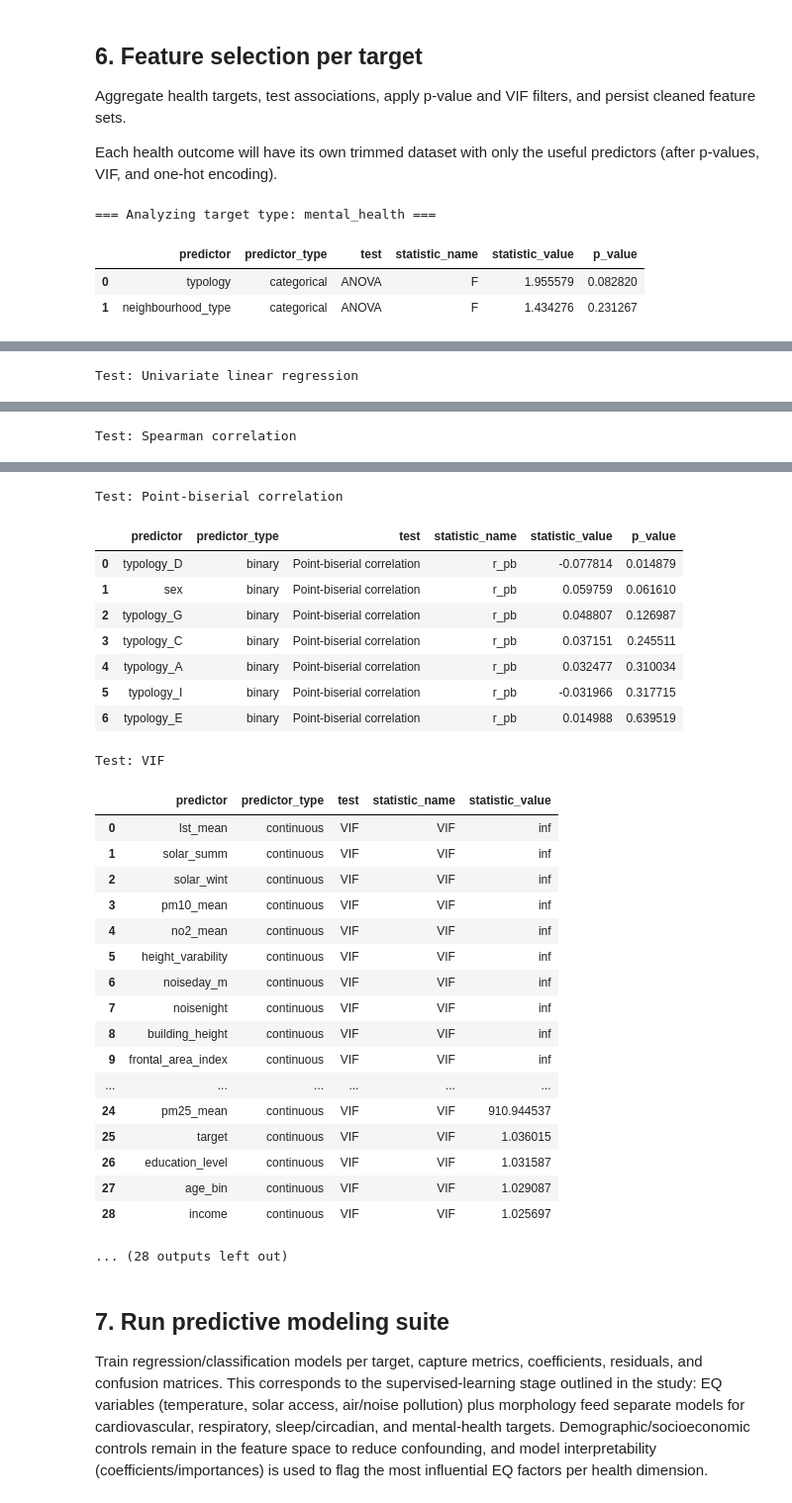
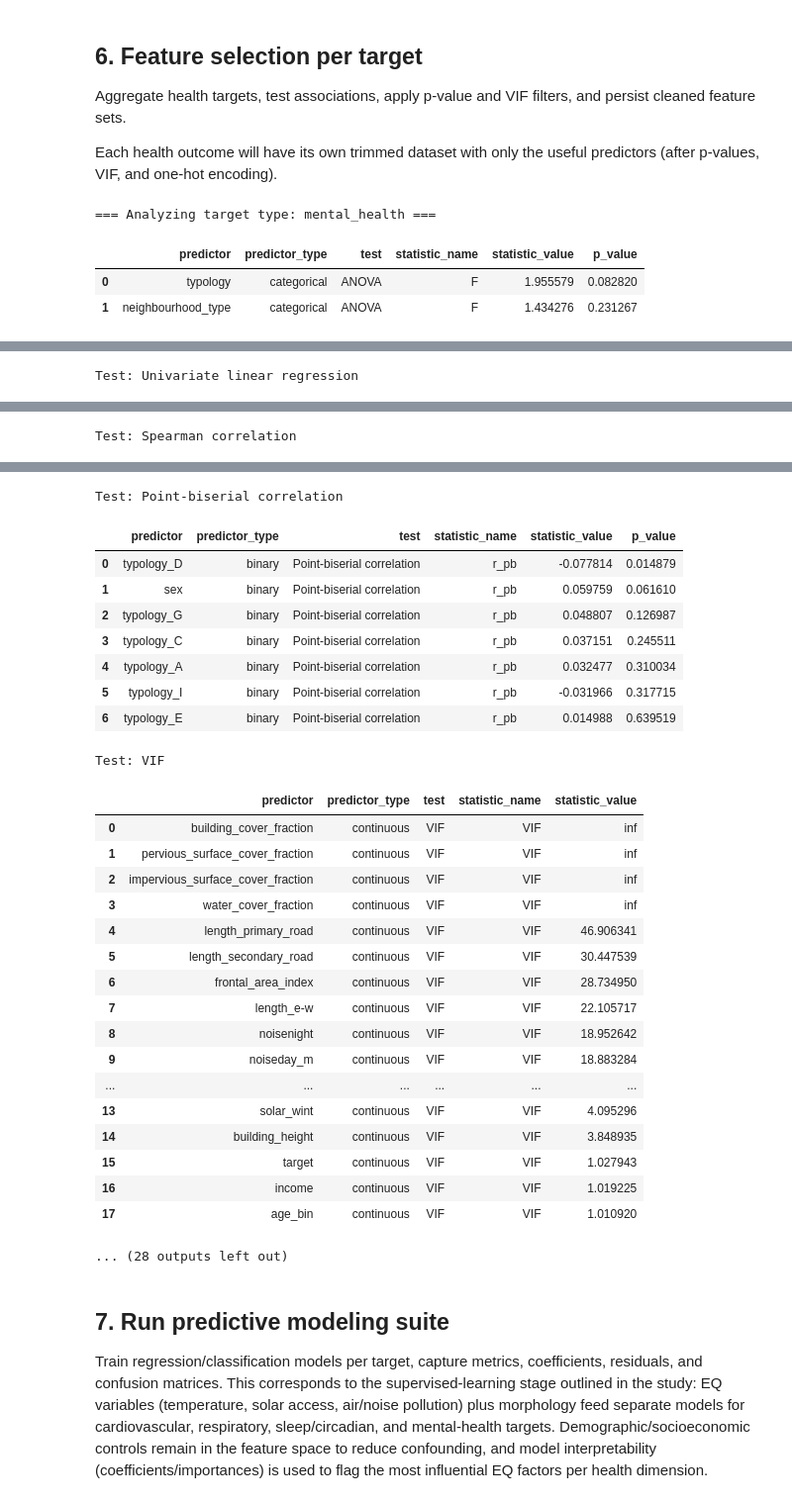
Before and after one commit to MauroPello/ENAC-ML4Science_LIPID, a Jupyter notebook: main.ipynb, the cells around one changed output, grey strips where cells are left out. Shown at 99% size. Saved outputs shown, nothing was run; the diff lists cells and outputs as text; code cells hidden in the pictures.

Commit message:
Fix feature selection and other things

```diff
--- a/main.ipynb
+++ b/main.ipynb
@@ -482,26 +481,26 @@ for name, dataset_with_info in datasets.items():
             "Feature-selection with very tolerant thresholds of categorical features before One-Hot Encoding (summary):"
         )
         print(
-            f"    Number of features that passed association tests with low enough p-values: {len(passed_by_p)}"
+            f"    Number of categorical features that passed association tests with low enough p-values: {len(passed_by_p)}"
         )
-        print("Selected features:")
+        print("Selected categorical features:")
         print(passed_by_p)
-        print("Dropped features:")
+        print("Dropped categorical features:")
         print(dropped_categorical_features)
         print()
 
-        dataset = dataset.drop(columns=dropped_categorical_features)
-        feature_types = {
-            feature: type
-            for feature, type in feature_types.items()
-            if feature not in dropped_categorical_features
-        }
+        dataset, feature_types = drop_features(
+            dataset,
+            feature_types,
+            dropped_categorical_features,
+        )
+        print(f"Categorical features dropped because they did not pass p-value thresholds: \n {dropped_categorical_features}")
 
     # one hot encoding of categorical features
     dataset, feature_types = ohe_features(dataset, feature_types)
 
     # compute all association tests
-    association_df, vif_df = compute_associations(
+    association_df = compute_associations(
         dataset,
         "target",
         feature_types,
@@ -509,36 +508,42 @@ for name, dataset_with_info in datasets.items():
 
     # filter out features that are not significant in any of our association tests
     passed_by_p = filter_by_p_value(association_df)
-    passed_by_vif = filter_by_vif(vif_df)
+    feature_names_to_keep = set(passed_by_p)
 
-    print("Feature-selection with very tolerant thresholds (summary):")
-    print(
-        f"    Number of features that passed association tests with low enough p-values: {len(passed_by_p)}"
-    )
-    print(
-        f"    Number of features that passed association tests with low enough VIF: {len(passed_by_vif)}"
-    )
-
-    feature_names_to_keep = set(passed_by_p)
-    if passed_by_vif:
-        feature_names_to_keep &= set(passed_by_vif)
-
-    dropped_features = [
+    dropped_features_by_p_value = [
         feature
         for feature in dataset.columns
         if feature not in feature_names_to_keep and feature != "target"
     ]
-    dataset = dataset.drop(columns=dropped_features)
-    feature_types = {
-        feature: type
-        for feature, type in feature_types.items()
-        if feature not in dropped_features
-    }
+    dataset, feature_types = drop_features(
+        dataset,
+        feature_types,
+        dropped_features_by_p_value,
+    )
+    print(f"Features dropped because they did not pass p-value thresholds: \n {dropped_features_by_p_value}")
+
+    vif_df = pd.DataFrame(compute_vif(dataset, feature_types))
+    if not vif_df.empty:
+        vif_df = vif_df.sort_values(by="statistic_value", ascending=False)
+
+    # filter out features that are not significant in the VIF test
+    passed_by_vif = filter_by_vif(vif_df)
+    feature_names_to_keep = set(passed_by_vif)
+
+    dropped_features_by_VIF = [
+        feature
+        for feature in dataset.columns
+        if feature not in feature_names_to_keep and feature != "target"
+    ]
+    dataset, feature_types = drop_features(
+        dataset,
+        feature_types,
+        dropped_features_by_VIF,
+    )
+    print(f"Features dropped because they did not pass VIF thresholds: \n {dropped_features_by_VIF}")
 
     print("Selected features:")
     print(feature_names_to_keep)
-    print("Dropped features:")
-    print(dropped_features)
     print()
 
     # Save changes to dataset
@@ -613,49 +619,49 @@ Test: Univariate linear regression
 | 37 | no2_mean | continuous | Univariate linear regression | coef[no2_mean] | 0.000109 | 0.994944 |
 Test: Spearman correlation
 |  | predictor | predictor_type | test | statistic_name | statistic_value | p_value |
 | 0 | income | continuous | Spearman correlation | rho | -0.093094 | 0.003552 |
 | 1 | length_primary_road | continuous | Spearman correlation | rho | 0.073854 | 0.020831 |
 | 2 | water_cover_fraction | continuous | Spearman correlation | rho | -0.068688 | 0.031638 |
 | 3 | frontal_area_index | continuous | Spearman correlation | rho | 0.062669 | 0.049965 |
 | 4 | pervious_surface_cover_fraction | continuous | Spearman correlation | rho | -0.059760 | 0.061609 |
 | 5 | building_cover_fraction | continuous | Spearman correlation | rho | 0.057562 | 0.071820 |
 | 6 | noisenight | continuous | Spearman correlation | rho | 0.052790 | 0.098784 |
 | 7 | impervious_surface_cover_fraction | continuous | Spearman correlation | rho | 0.051426 | 0.107822 |
 | 8 | solar_wint | continuous | Spearman correlation | rho | -0.045186 | 0.157733 |
 | 9 | age_bin | continuous | Spearman correlation | rho | 0.040692 | 0.203336 |
 | ... | ... | ... | ... | ... | ... | ... |
 | 23 | pm10_mean | continuous | Spearman correlation | rho | 0.003710 | 0.907711 |
 | 24 | pm25_mean | continuous | Spearman correlation | rho | -0.002870 | 0.928540 |
 | 25 | height_varability | continuous | Spearman correlation | rho | -0.002842 | 0.929228 |
 | 26 | sky_view_factor | continuous | Spearman correlation | rho | -0.001783 | 0.955572 |
 | 27 | intersections | continuous | Spearman correlation | rho | -0.000472 | 0.988227 |
 Test: Point-biserial correlation
 |  | predictor | predictor_type | test | statistic_name | statistic_value | p_value |
 | 0 | typology_D | binary | Point-biserial correlation | r_pb | -0.077814 | 0.014879 |
 | 1 | sex | binary | Point-biserial correlation | r_pb | 0.059759 | 0.061610 |
 | 2 | typology_G | binary | Point-biserial correlation | r_pb | 0.048807 | 0.126987 |
 | 3 | typology_C | binary | Point-biserial correlation | r_pb | 0.037151 | 0.245511 |
 | 4 | typology_A | binary | Point-biserial correlation | r_pb | 0.032477 | 0.310034 |
 | 5 | typology_I | binary | Point-biserial correlation | r_pb | -0.031966 | 0.317715 |
 | 6 | typology_E | binary | Point-biserial correlation | r_pb | 0.014988 | 0.639519 |
 Test: VIF
 |  | predictor | predictor_type | test | statistic_name | statistic_value |
-| 0 | lst_mean | continuous | VIF | VIF | inf |
-| 1 | solar_summ | continuous | VIF | VIF | inf |
-| 2 | solar_wint | continuous | VIF | VIF | inf |
-| 3 | pm10_mean | continuous | VIF | VIF | inf |
-| 4 | no2_mean | continuous | VIF | VIF | inf |
-| 5 | height_varability | continuous | VIF | VIF | inf |
-| 6 | noiseday_m | continuous | VIF | VIF | inf |
-| 7 | noisenight | continuous | VIF | VIF | inf |
-| 8 | building_height | continuous | VIF | VIF | inf |
-| 9 | frontal_area_index | continuous | VIF | VIF | inf |
+| 0 | building_cover_fraction | continuous | VIF | VIF | inf |
+| 1 | pervious_surface_cover_fraction | continuous | VIF | VIF | inf |
+| 2 | impervious_surface_cover_fraction | continuous | VIF | VIF | inf |
+| 3 | water_cover_fraction | continuous | VIF | VIF | inf |
+| 4 | length_primary_road | continuous | VIF | VIF | 46.906341 |
+| 5 | length_secondary_road | continuous | VIF | VIF | 30.447539 |
+| 6 | frontal_area_index | continuous | VIF | VIF | 28.734950 |
+| 7 | length_e-w | continuous | VIF | VIF | 22.105717 |
+| 8 | noisenight | continuous | VIF | VIF | 18.952642 |
+| 9 | noiseday_m | continuous | VIF | VIF | 18.883284 |
 | ... | ... | ... | ... | ... | ... |
-| 24 | pm25_mean | continuous | VIF | VIF | 910.944537 |
-| 25 | target | continuous | VIF | VIF | 1.036015 |
-| 26 | education_level | continuous | VIF | VIF | 1.031587 |
-| 27 | age_bin | continuous | VIF | VIF | 1.029087 |
-| 28 | income | continuous | VIF | VIF | 1.025697 |
+| 13 | solar_wint | continuous | VIF | VIF | 4.095296 |
+| 14 | building_height | continuous | VIF | VIF | 3.848935 |
+| 15 | target | continuous | VIF | VIF | 1.027943 |
+| 16 | income | continuous | VIF | VIF | 1.019225 |
+| 17 | age_bin | continuous | VIF | VIF | 1.010920 |
 ... (28 outputs left out)
 # %% [markdown]
 ## 7. Run predictive modeling suite
```
Also changed, not shown: parts of 7 cells of this notebook, 4 other files.
